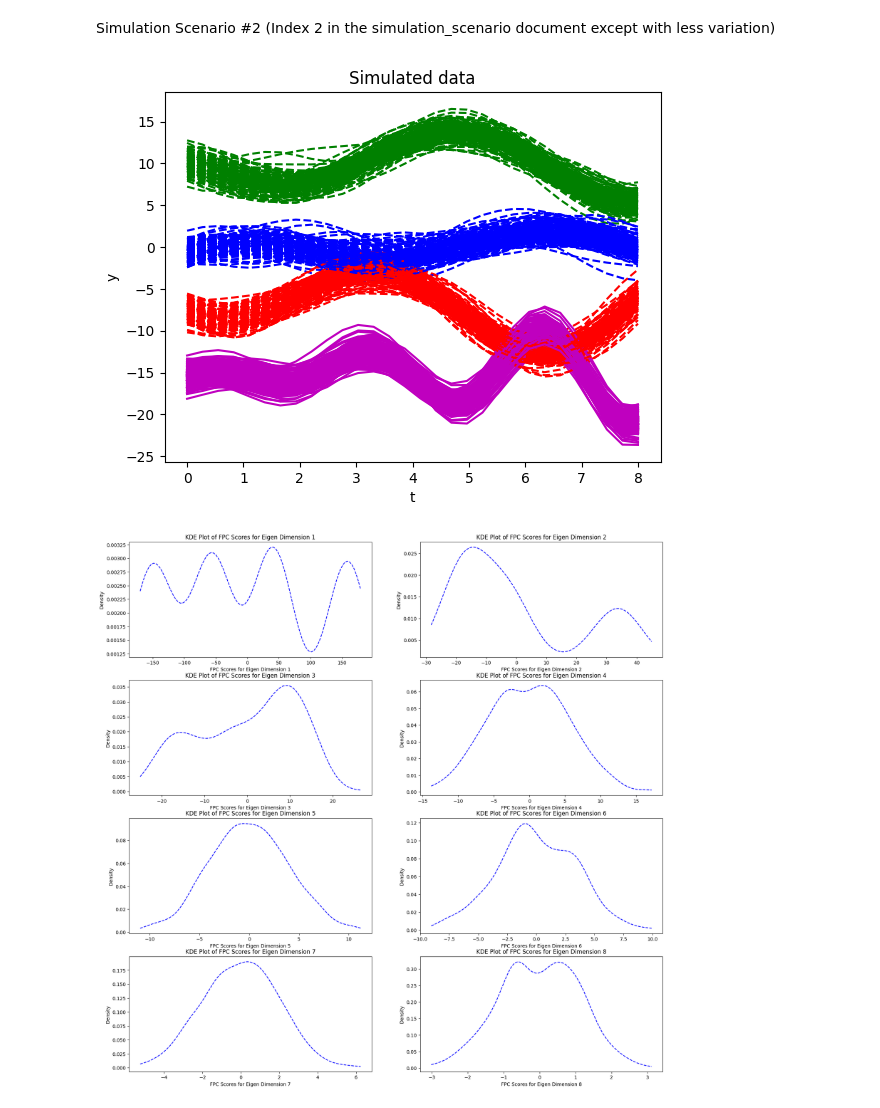
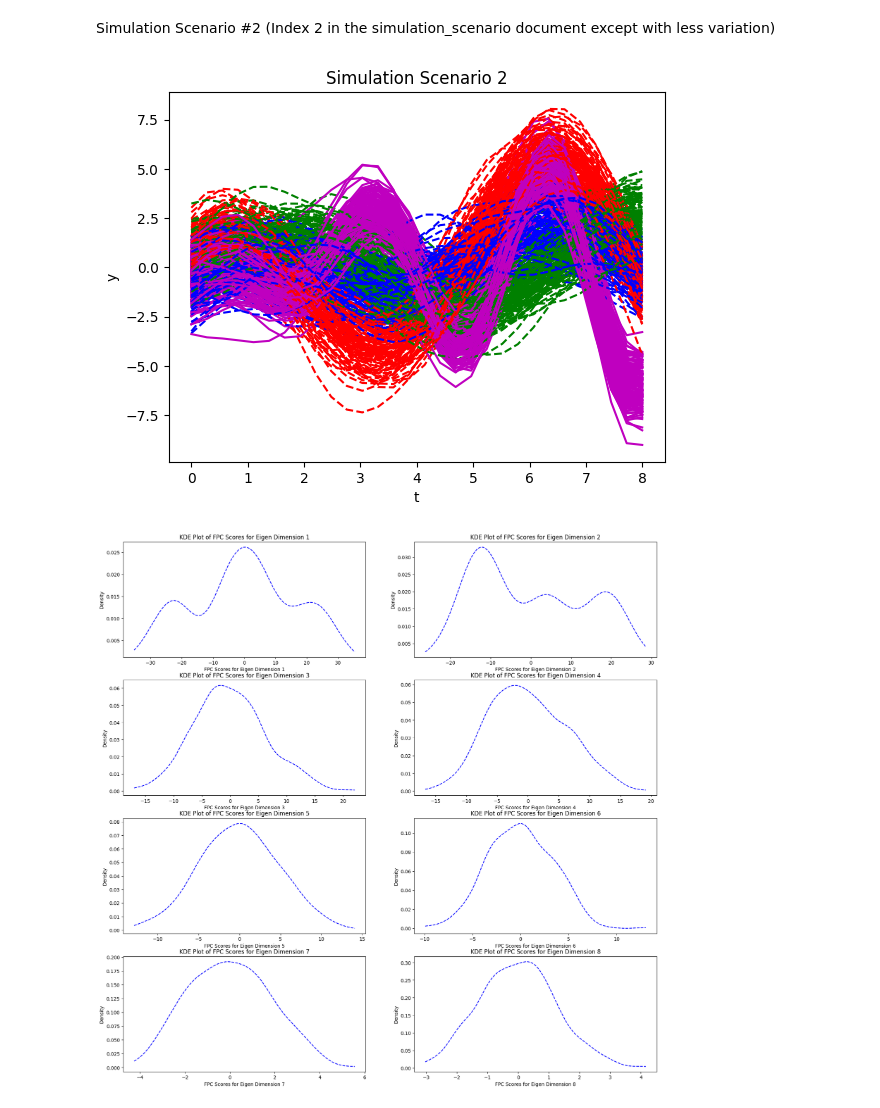
Before and after one commit to Newman251/Thesis-Functional_Data_Ensemble_Clustering_From_FDA, a Jupyter notebook: simulation_scenario2.ipynb, the cells around one changed output. Cells and saved outputs as stored; diff of their text form; code cells hidden in the pictures.

```diff
--- a/simulation_scenario2.ipynb
+++ b/simulation_scenario2.ipynb
@@ -27,10 +27,10 @@ t = np.expand_dims(np.linspace(0, 8, nb_of_samples), 1)
 
 # Create different curves
 mean_curve = np.zeros((4, len(t)))
-mean_curve[0] = np.reshape(10-2*np.sin(t)*np.log(t+2), (nb_of_samples))
-mean_curve[1] = np.reshape(1*np.cos(t)*np.log(t+0.5), (nb_of_samples))
-mean_curve[2] = np.reshape(-5 + -2-np.cos(t)*(np.sqrt(5*t+0.5)), (nb_of_samples))
-mean_curve[3] = np.reshape(-15 + np.cos(2*t)*np.log(t+0.5)*(np.sqrt(t+0.5)), (nb_of_samples))
+mean_curve[0] = np.reshape(np.sin(t)*np.log(t+2), (nb_of_samples))
+mean_curve[1] = np.reshape(np.cos(t)*np.log(t+0.5), (nb_of_samples))
+mean_curve[2] = np.reshape(np.cos(t)*(np.sqrt(5*t+0.5)), (nb_of_samples))
+mean_curve[3] = np.reshape(np.cos(2*t)*np.log(t+0.5)*(np.sqrt(t+0.5)), (nb_of_samples))
 
 mixture_k = [1/4, 1/4, 1/4, 1/4	]
 n = 500
@@ -60,35 +60,35 @@ for i in range(n):
         Y[i] = ys
         plt.plot(t, ys[0], linestyle='--', color='b')
         # Remember the label of the component
         simulation_label[i] = 1
 
 
     elif r < mixture_k[0] + mixture_k[1] + mixture_k[2]:
         # draw for the first component
         ys = np.random.multivariate_normal(
         mean=mean_curve[2], cov=Σ,
         size=1)
         Y[i] = ys
         plt.plot(t, ys[0], linestyle='--', color='r')
         # Remember the label of the component
         simulation_label[i] = 2
 
     else:
         # draw for the first component
         ys = np.random.multivariate_normal(
         mean=mean_curve[3], cov=Σ,
         size=1)
         Y[i] = ys
         plt.plot(t, ys[0], linestyle='-', color='m')
         # Remember the label of the component
         simulation_label[i] = 3
 
-plt.title('Simulated data')
+plt.title('Simulation Scenario 2')
 plt.xlabel('t')
 plt.ylabel('y')
 plt.show()
 # %% [output]
-[figure, old version]
+[figure, new version]
 # %%
 data_smooth, mean, principal_componenets, eigen_functions = functional_data_decomposition (Y, 10, 150)
 
@@ -109,7 +109,7 @@ for i in range(8):
     ax[i//2, i%2].set_ylabel('Density')
 plt.show()
 # %% [output]
-[figure, old version]
+[figure, new version]
 # %%
 variance, ami, ari, v_range = percentage_variation_ami_ari(10, Y, 150, simulation_label, 4)
 plot_percentage_variation_ami_ari(variance, ami, ari, v_range, simulation_label, Y)
```
Also changed, not shown: parts of 10 cells of this notebook, 17 other files.
